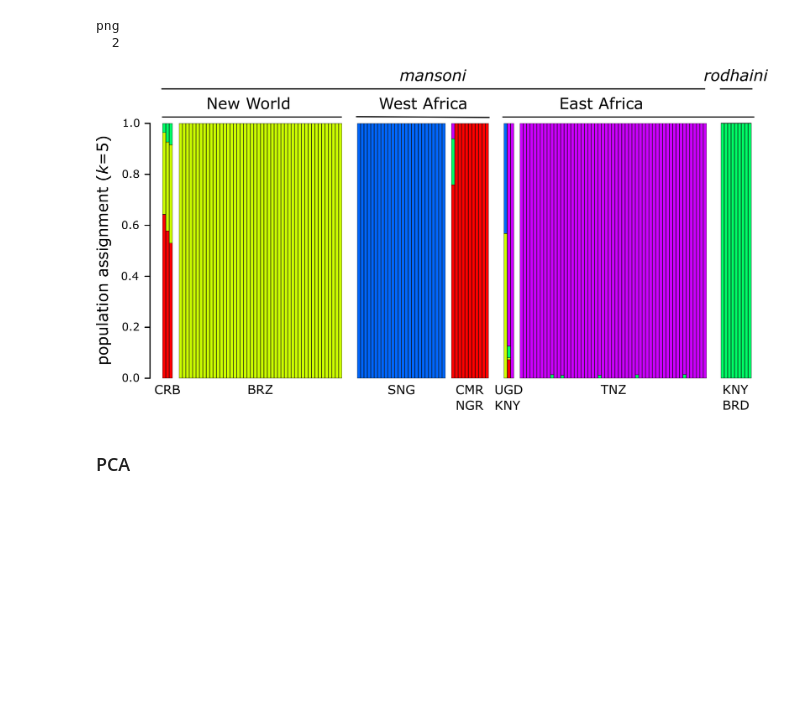
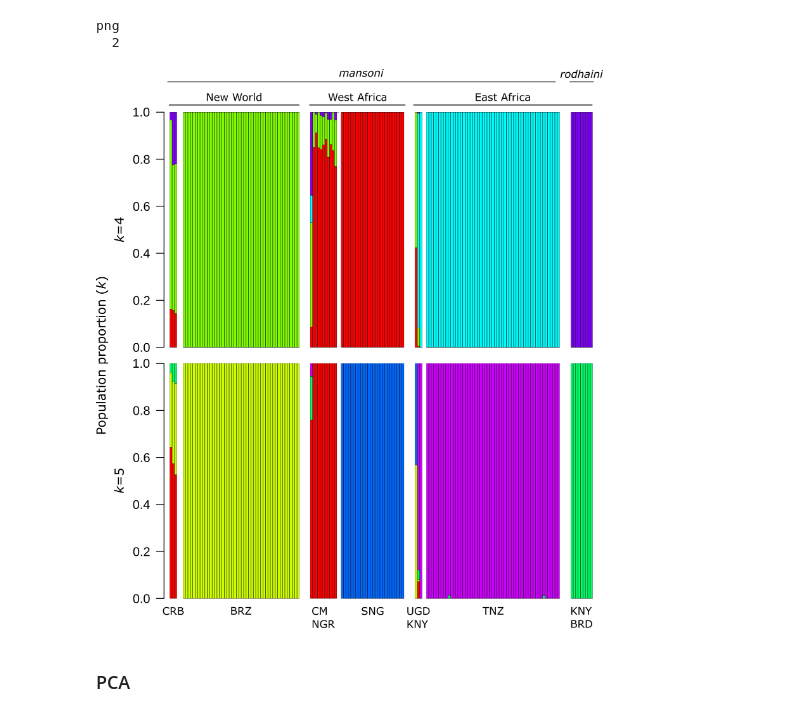
Before and after one commit to nealplatt/sch_man_nwinvasion, a Jupyter notebook: sch_man_nwinvasion.ipynb, the cells around one changed output. Saved outputs shown, nothing was run; the diff lists cells and outputs as text; code cells hidden in the pictures; blank space fills up the shorter version.

```diff
--- a/sch_man_nwinvasion.ipynb
+++ b/sch_man_nwinvasion.ipynb
@@ -1145,9 +1032,9 @@ dev.off()
 png
   2
 # %%
-Image(filename="results/admixture/smv7_ex_autosomes_ld_k5_mod.png")
+Image(filename="results/admixture/smv7_ex_autosomes_ld_k4-5_mod.png")
 # %% [output]
-[figure, old version]
+[figure, new version]
 # %% [markdown]
 ### PCA
 # %%
```
Also changed, not shown: parts of 26 cells of this notebook.
